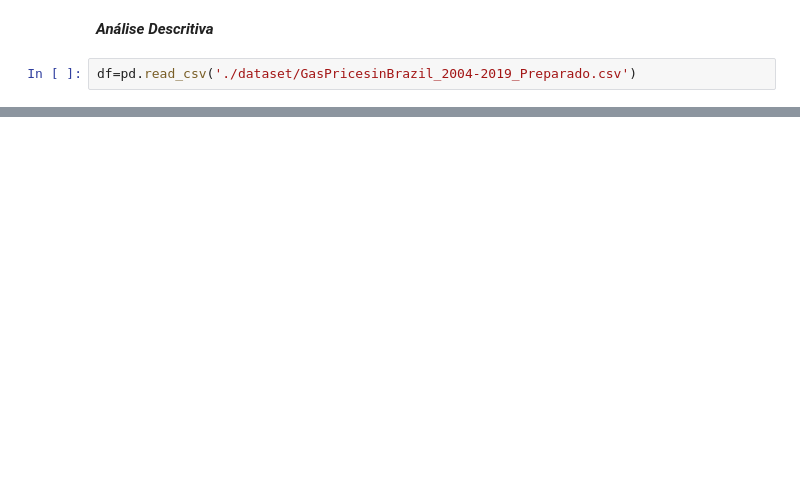
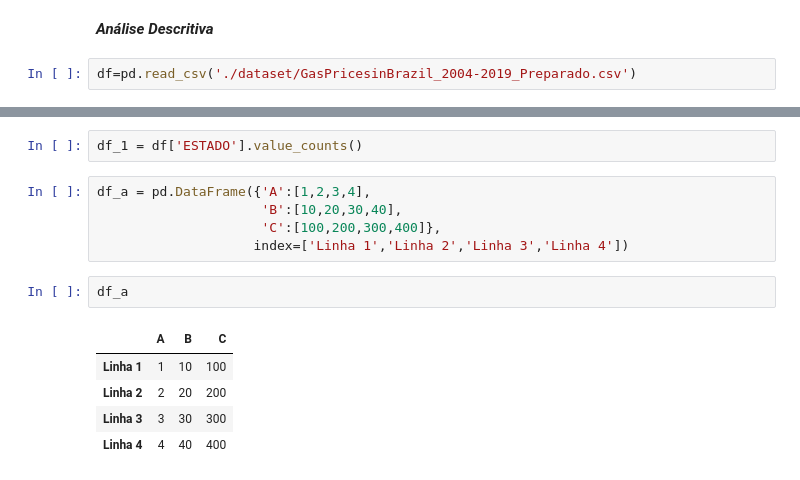
Before and after one commit to LaersonJunior/estudopandas, a Jupyter notebook: Estudo.ipynb, the cells around one changed output, grey strips where cells are left out. Cells and saved outputs as stored; diff of their text form; blank space fills up the shorter version.

Commit message:
Update data processing logic in Estudo.ipynb

```diff
--- a/Estudo.ipynb
+++ b/Estudo.ipynb
@@ -1276,0 +1409,15 @@ df.head()
+# %%
+df_1 = df['ESTADO'].value_counts()
+# %%
+df_a = pd.DataFrame({'A':[1,2,3,4],
+                     'B':[10,20,30,40],
+                     'C':[100,200,300,400]},
+                    index=['Linha 1','Linha 2','Linha 3','Linha 4'])
+# %%
+df_a
+# %% [output]
+|  | A | B | C |
+| Linha 1 | 1 | 10 | 100 |
+| Linha 2 | 2 | 20 | 200 |
+| Linha 3 | 3 | 30 | 300 |
+| Linha 4 | 4 | 40 | 400 |
```
Also changed, not shown: parts of 12 cells of this notebook.
